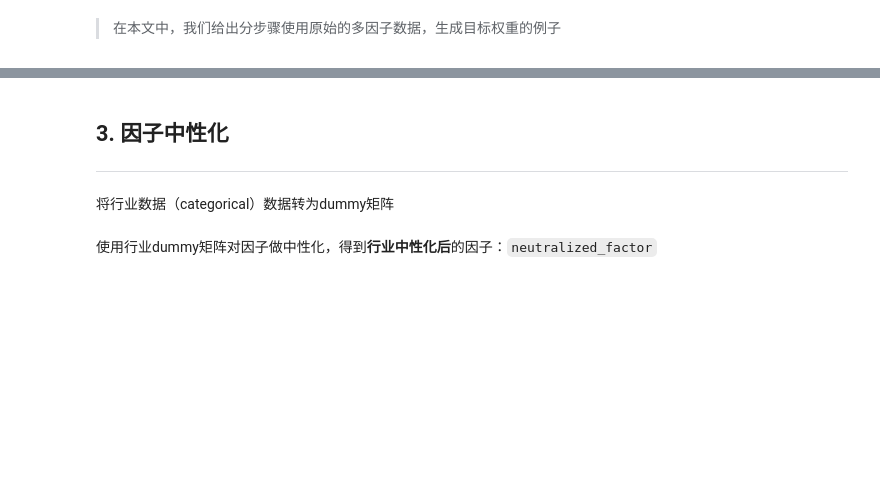
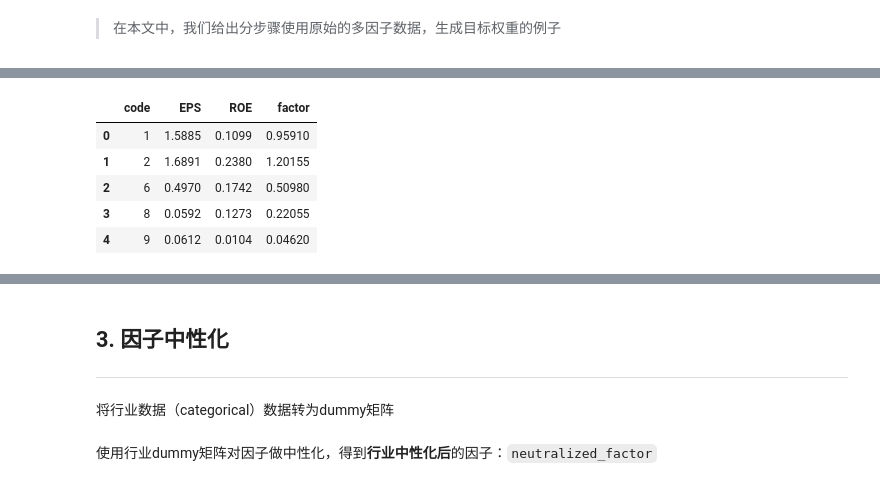
Before and after one commit to alpha-miner/alpha-mind, a Jupyter notebook: notebooks/Quick Start 4 - Step By Step Alpha Modeling.ipynb, the cells around one changed output, grey strips where cells are left out. Saved outputs shown, nothing was run; the diff lists cells and outputs as text; code cells hidden in the pictures; blank space fills up the shorter version.

```diff
--- a/notebooks/Quick Start 4 - Step By Step Alpha Modeling.ipynb
+++ b/notebooks/Quick Start 4 - Step By Step Alpha Modeling.ipynb
@@ -42,0 +65,9 @@ con = sa.create_engine(os.environ['DB_URI'])
+# %%
+factors.head()
+# %% [output]
+|  | code | EPS | ROE | factor |
+| 0 | 1 | 1.5885 | 0.1099 | 0.95910 |
+| 1 | 2 | 1.6891 | 0.2380 | 1.20155 |
+| 2 | 6 | 0.4970 | 0.1742 | 0.50980 |
+| 3 | 8 | 0.0592 | 0.1273 | 0.22055 |
+| 4 | 9 | 0.0612 | 0.0104 | 0.04620 |
```
Also changed, not shown: parts of 19 cells of this notebook.
